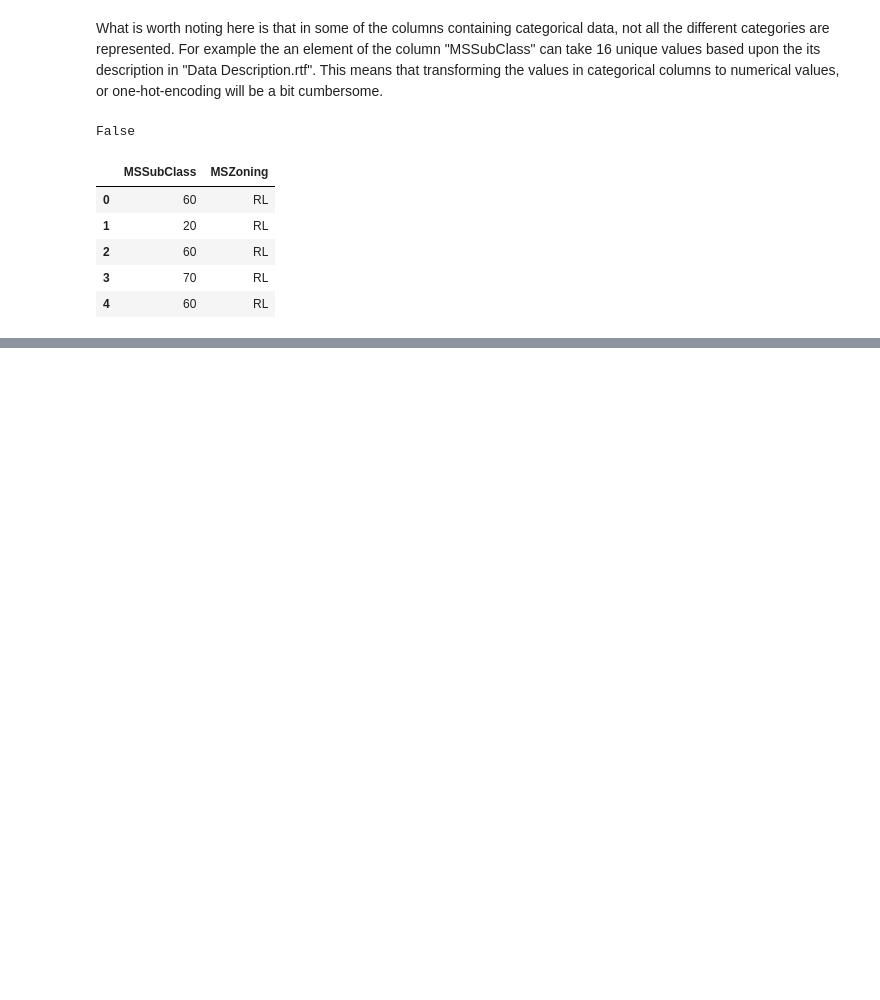
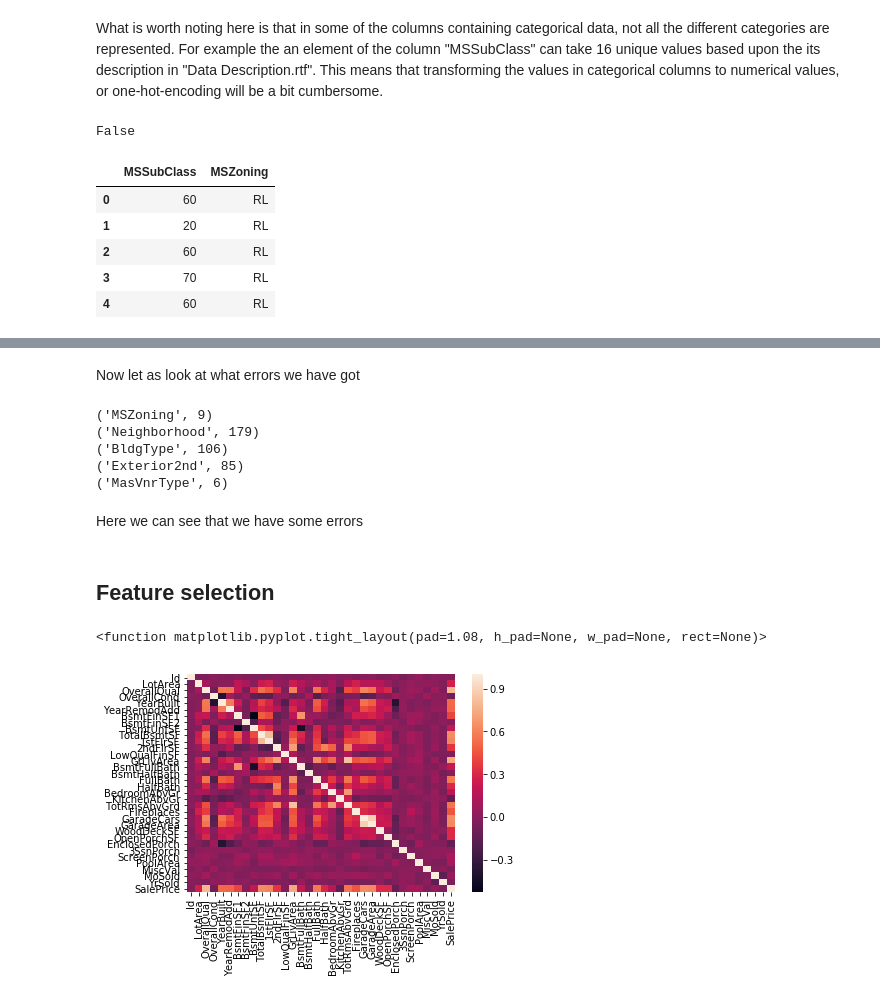
Before and after one commit to yohannjs/AML-2019, a Jupyter notebook: Challenges/House_Pricing/yohann_hpc.ipynb, the cells around one changed output, grey strips where cells are left out. Saved outputs shown, nothing was run; the diff lists cells and outputs as text; code cells hidden in the pictures; blank space fills up the shorter version.

```diff
--- a/Challenges/House_Pricing/yohann_hpc.ipynb
+++ b/Challenges/House_Pricing/yohann_hpc.ipynb
@@ -199,0 +210,26 @@ sns.catplot(x="SalePrice", y="SaleCondition", hue="Street",
+# %% [markdown]
+Now let as look at what errors we have got
+# %%
+for columns in errors:
+    if(columns[1] > 0):
+        print(columns)
+# %% [output]
+('MSZoning', 9)
+('Neighborhood', 179)
+('BldgType', 106)
+('Exterior2nd', 85)
+('MasVnrType', 6)
+# %% [markdown]
+Here we can see that we have some errors
+# %% [markdown]
+## Feature selection
+# %%
+corr_matrix_raw = pricesRawDF.corr()
+sns.heatmap(corr_matrix_raw,
+        xticklabels=corr_matrix_raw.columns,
+        yticklabels=corr_matrix_raw.columns,
+        linecolor='black')
+plt.tight_layout
+# %% [output]
+<function matplotlib.pyplot.tight_layout(pad=1.08, h_pad=None, w_pad=None, rect=None)>
+[figure, added]
```
Also changed, not shown: parts of 16 cells of this notebook.
